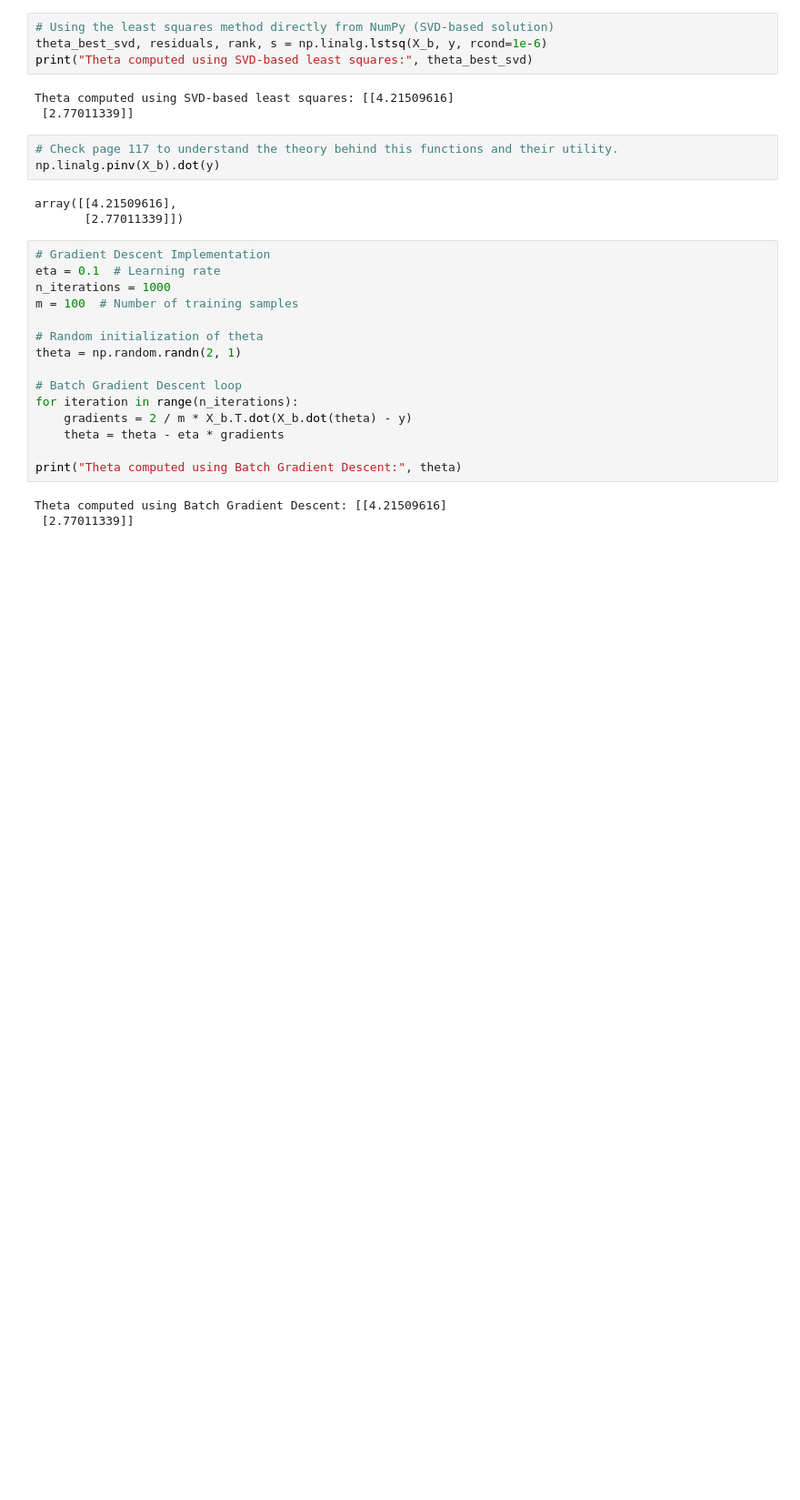
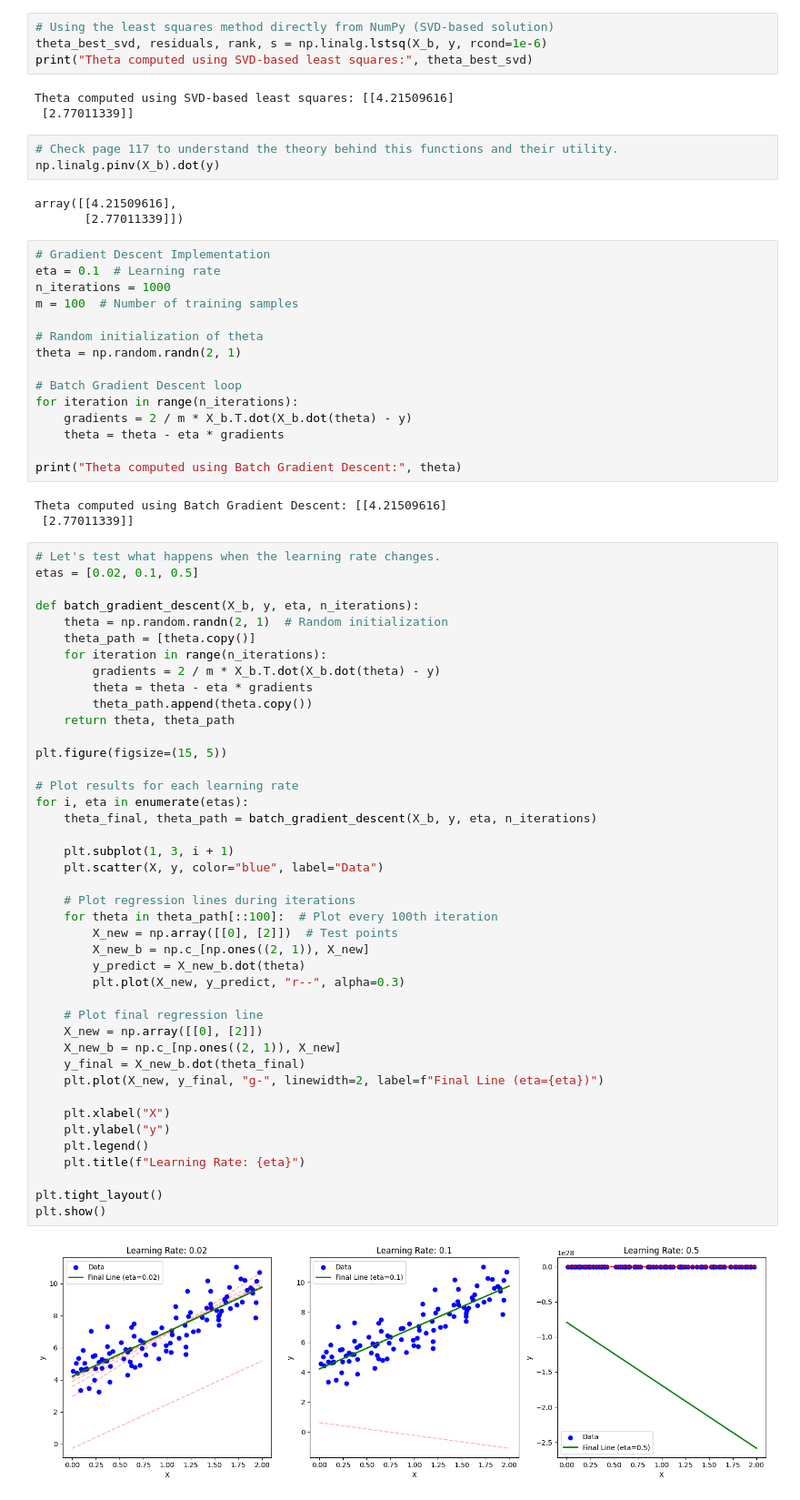
Before and after one commit to jquelas/hands_on_machine_learning, a Jupyter notebook: C4 - Training Models/1-LinearRegression.ipynb, the cells around one changed output. Shown at 91% size. Saved outputs shown, nothing was run; the diff lists cells and outputs as text; blank space fills up the shorter version.

Commit message:
Modification to Linear Regression, Polynomial Regression and Logistic Regression by adding additional graphs. Also addition of Ridge Regression and Lasso Regression

```diff
--- a/C4 - Training Models/1-LinearRegression.ipynb
+++ b/C4 - Training Models/1-LinearRegression.ipynb
@@ -130,6 +130,50 @@ print("Theta computed using Batch Gradient Descent:", theta)
 # %% [output]
 Theta computed using Batch Gradient Descent: [[4.21509616]
  [2.77011339]]
+# %%
+# Let's test what happens when the learning rate changes.
+etas = [0.02, 0.1, 0.5]
+
+def batch_gradient_descent(X_b, y, eta, n_iterations):
+    theta = np.random.randn(2, 1)  # Random initialization
+    theta_path = [theta.copy()]
+    for iteration in range(n_iterations):
+        gradients = 2 / m * X_b.T.dot(X_b.dot(theta) - y)
+        theta = theta - eta * gradients
+        theta_path.append(theta.copy())
+    return theta, theta_path
+
+plt.figure(figsize=(15, 5))
+
+# Plot results for each learning rate
+for i, eta in enumerate(etas):
+    theta_final, theta_path = batch_gradient_descent(X_b, y, eta, n_iterations)
+
+    plt.subplot(1, 3, i + 1)
+    plt.scatter(X, y, color="blue", label="Data")
+
+    # Plot regression lines during iterations
+    for theta in theta_path[::100]:  # Plot every 100th iteration
+        X_new = np.array([[0], [2]])  # Test points
+        X_new_b = np.c_[np.ones((2, 1)), X_new]
+        y_predict = X_new_b.dot(theta)
+        plt.plot(X_new, y_predict, "r--", alpha=0.3)
+
+    # Plot final regression line
+    X_new = np.array([[0], [2]])
+    X_new_b = np.c_[np.ones((2, 1)), X_new]
+    y_final = X_new_b.dot(theta_final)
+    plt.plot(X_new, y_final, "g-", linewidth=2, label=f"Final Line (eta={eta})")
+
+    plt.xlabel("X")
+    plt.ylabel("y")
+    plt.legend()
+    plt.title(f"Learning Rate: {eta}")
+
+plt.tight_layout()
+plt.show()
+# %% [output]
+[figure, added]
 # %%
 # Stochastic Gradient Descent Implementation
 n_epochs = 50  # Number of passes through the dataset
```
Also changed, not shown: parts of 4 cells of this notebook, 4 other files.
